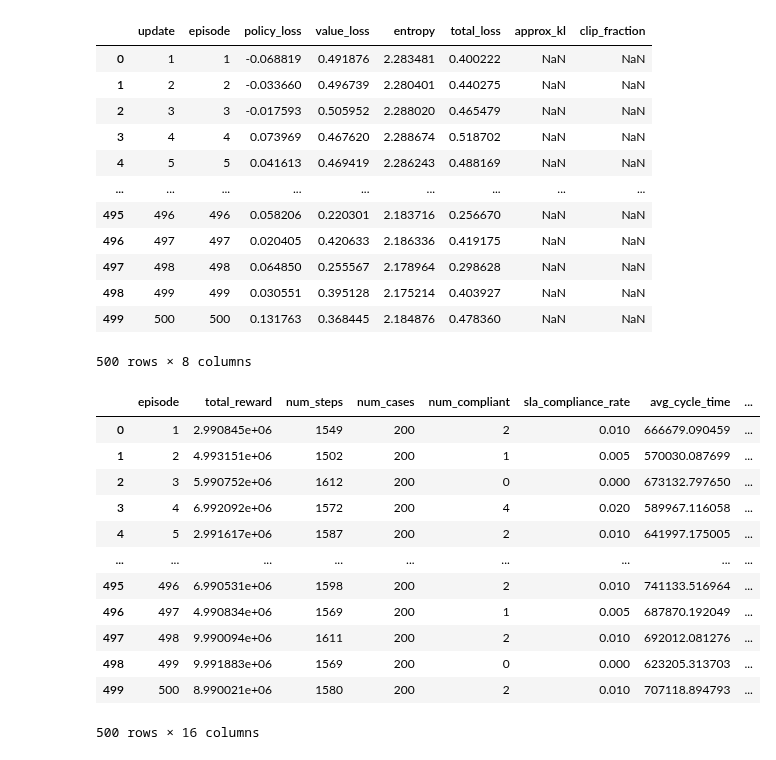
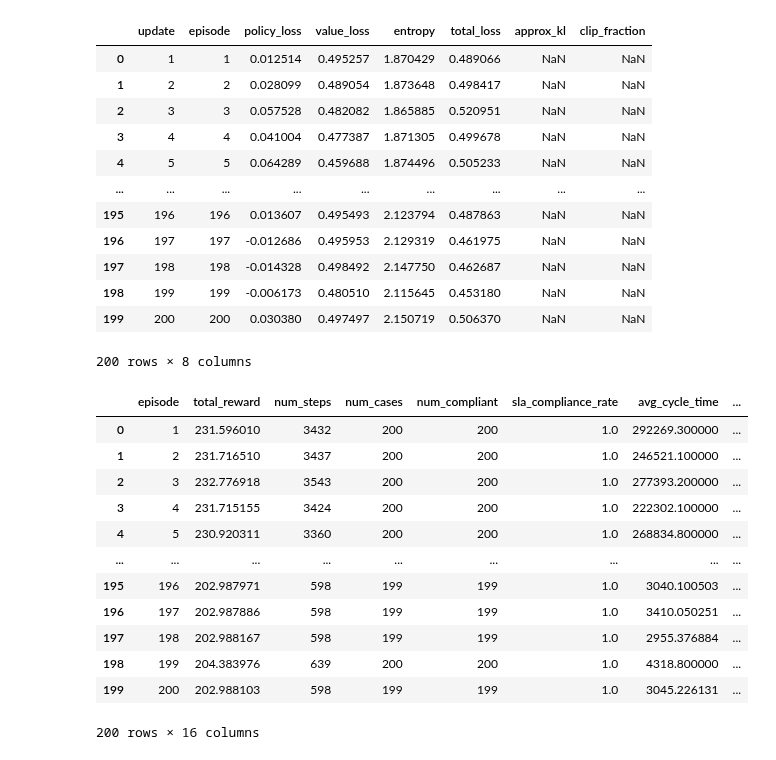
Before and after one commit to AdaptiveBProcess/Optimal-Predictor-of-Resources-and-Activities, a Jupyter notebook: analysis.ipynb, the cells around one changed output. Saved outputs shown, nothing was run; the diff lists cells and outputs as text; code cells hidden in the pictures.

```diff
--- a/analysis.ipynb
+++ b/analysis.ipynb
@@ -2,41 +2,41 @@
 import pandas as pd
 import matplotlib.pyplot as plt
 # %%
-df_agents = pd.read_csv("C:/Users/danie/Projects/opra/data/training_runs/experiment_01/update_metrics.csv")
+df_agents = pd.read_csv("C:/Users/danie/Projects/opra/data/training_runs/PurchasingExample_P50/update_metrics.csv")
 
 df_agents
 # %% [output]
 |  | update | episode | policy_loss | value_loss | entropy | total_loss | approx_kl | clip_fraction |
-| 0 | 1 | 1 | -0.068819 | 0.491876 | 2.283481 | 0.400222 | NaN | NaN |
-| 1 | 2 | 2 | -0.033660 | 0.496739 | 2.280401 | 0.440275 | NaN | NaN |
-| 2 | 3 | 3 | -0.017593 | 0.505952 | 2.288020 | 0.465479 | NaN | NaN |
-| 3 | 4 | 4 | 0.073969 | 0.467620 | 2.288674 | 0.518702 | NaN | NaN |
-| 4 | 5 | 5 | 0.041613 | 0.469419 | 2.286243 | 0.488169 | NaN | NaN |
+| 0 | 1 | 1 | 0.012514 | 0.495257 | 1.870429 | 0.489066 | NaN | NaN |
+| 1 | 2 | 2 | 0.028099 | 0.489054 | 1.873648 | 0.498417 | NaN | NaN |
+| 2 | 3 | 3 | 0.057528 | 0.482082 | 1.865885 | 0.520951 | NaN | NaN |
+| 3 | 4 | 4 | 0.041004 | 0.477387 | 1.871305 | 0.499678 | NaN | NaN |
+| 4 | 5 | 5 | 0.064289 | 0.459688 | 1.874496 | 0.505233 | NaN | NaN |
 | ... | ... | ... | ... | ... | ... | ... | ... | ... |
-| 495 | 496 | 496 | 0.058206 | 0.220301 | 2.183716 | 0.256670 | NaN | NaN |
-| 496 | 497 | 497 | 0.020405 | 0.420633 | 2.186336 | 0.419175 | NaN | NaN |
-| 497 | 498 | 498 | 0.064850 | 0.255567 | 2.178964 | 0.298628 | NaN | NaN |
-| 498 | 499 | 499 | 0.030551 | 0.395128 | 2.175214 | 0.403927 | NaN | NaN |
-| 499 | 500 | 500 | 0.131763 | 0.368445 | 2.184876 | 0.478360 | NaN | NaN |
+| 195 | 196 | 196 | 0.013607 | 0.495493 | 2.123794 | 0.487863 | NaN | NaN |
+| 196 | 197 | 197 | -0.012686 | 0.495953 | 2.129319 | 0.461975 | NaN | NaN |
+| 197 | 198 | 198 | -0.014328 | 0.498492 | 2.147750 | 0.462687 | NaN | NaN |
+| 198 | 199 | 199 | -0.006173 | 0.480510 | 2.115645 | 0.453180 | NaN | NaN |
+| 199 | 200 | 200 | 0.030380 | 0.497497 | 2.150719 | 0.506370 | NaN | NaN |
-500 rows × 8 columns
+200 rows × 8 columns
 # %%
-df_episode = pd.read_csv("C:/Users/danie/Projects/opra/data/training_runs/experiment_01/episode_metrics.csv")
+df_episode = pd.read_csv("C:/Users/danie/Projects/opra/data/training_runs/PurchasingExample_P50/episode_metrics.csv")
 
 df_episode
 # %% [output]
 |  | episode | total_reward | num_steps | num_cases | num_compliant | sla_compliance_rate | avg_cycle_time | ... |
-| 0 | 1 | 2.990845e+06 | 1549 | 200 | 2 | 0.010 | 666679.090459 | ... |
-| 1 | 2 | 4.993151e+06 | 1502 | 200 | 1 | 0.005 | 570030.087699 | ... |
-| 2 | 3 | 5.990752e+06 | 1612 | 200 | 0 | 0.000 | 673132.797650 | ... |
-| 3 | 4 | 6.992092e+06 | 1572 | 200 | 4 | 0.020 | 589967.116058 | ... |
-| 4 | 5 | 2.991617e+06 | 1587 | 200 | 2 | 0.010 | 641997.175005 | ... |
+| 0 | 1 | 231.596010 | 3432 | 200 | 200 | 1.0 | 292269.300000 | ... |
+| 1 | 2 | 231.716510 | 3437 | 200 | 200 | 1.0 | 246521.100000 | ... |
+| 2 | 3 | 232.776918 | 3543 | 200 | 200 | 1.0 | 277393.200000 | ... |
+| 3 | 4 | 231.715155 | 3424 | 200 | 200 | 1.0 | 222302.100000 | ... |
+| 4 | 5 | 230.920311 | 3360 | 200 | 200 | 1.0 | 268834.800000 | ... |
 | ... | ... | ... | ... | ... | ... | ... | ... | ... |
-| 495 | 496 | 6.990531e+06 | 1598 | 200 | 2 | 0.010 | 741133.516964 | ... |
-| 496 | 497 | 4.990834e+06 | 1569 | 200 | 1 | 0.005 | 687870.192049 | ... |
-| 497 | 498 | 9.990094e+06 | 1611 | 200 | 2 | 0.010 | 692012.081276 | ... |
-| 498 | 499 | 9.991883e+06 | 1569 | 200 | 0 | 0.000 | 623205.313703 | ... |
-| 499 | 500 | 8.990021e+06 | 1580 | 200 | 2 | 0.010 | 707118.894793 | ... |
+| 195 | 196 | 202.987971 | 598 | 199 | 199 | 1.0 | 3040.100503 | ... |
+| 196 | 197 | 202.987886 | 598 | 199 | 199 | 1.0 | 3410.050251 | ... |
+| 197 | 198 | 202.988167 | 598 | 199 | 199 | 1.0 | 2955.376884 | ... |
+| 198 | 199 | 204.383976 | 639 | 200 | 200 | 1.0 | 4318.800000 | ... |
+| 199 | 200 | 202.988103 | 598 | 199 | 199 | 1.0 | 3045.226131 | ... |
-500 rows × 16 columns
+200 rows × 16 columns
 # %%
 df_episode.describe()
 # %% [output]
```
Also changed, not shown: parts of 5 cells of this notebook, 11 other files.
